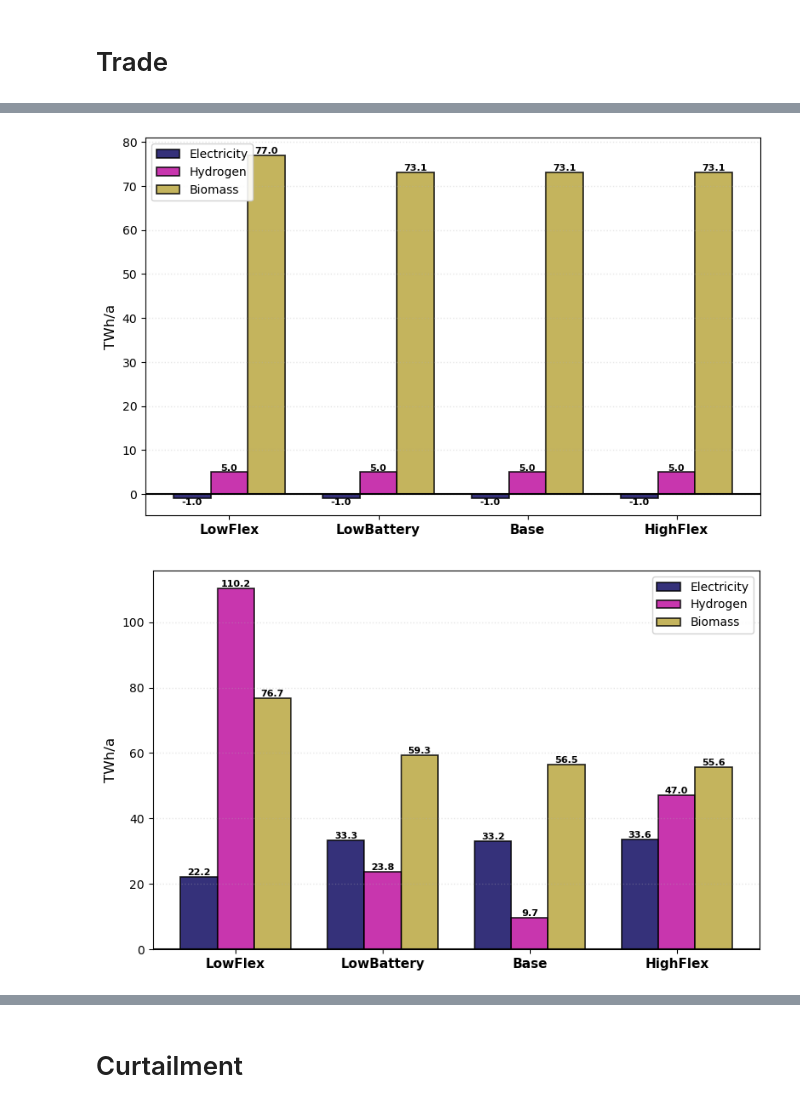
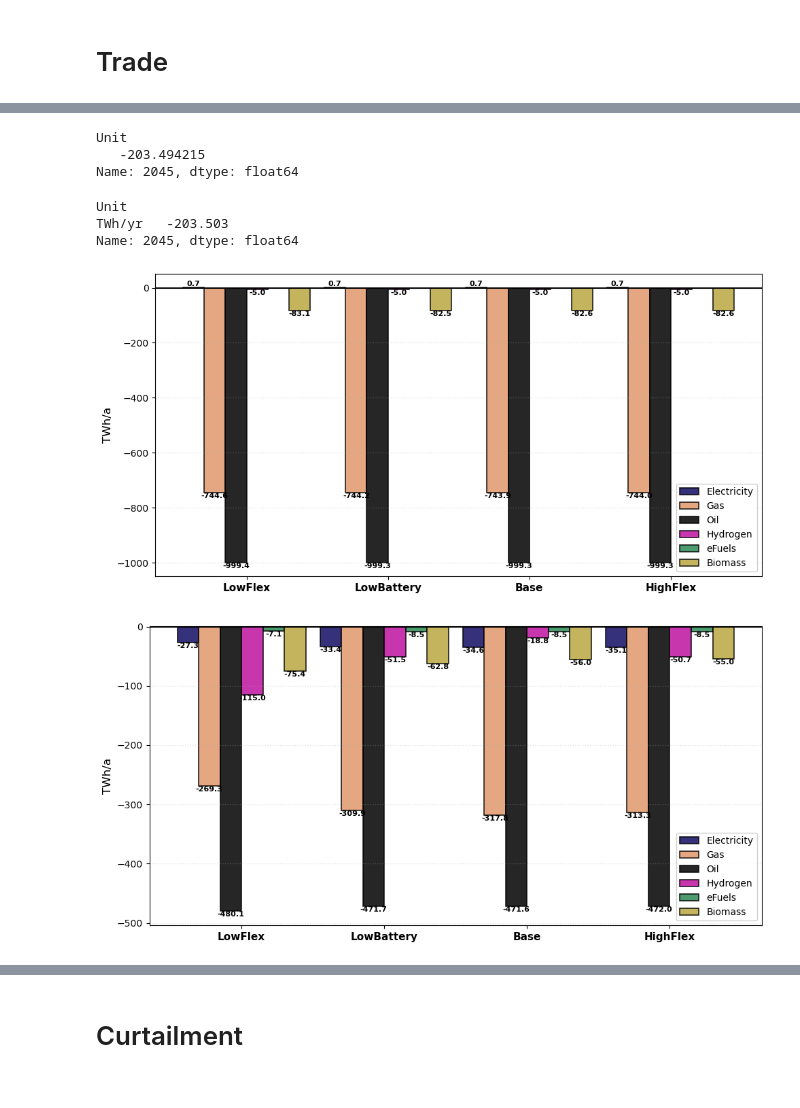
Before and after one commit to JulianGeis/pypsa-de-flex, a Jupyter notebook: flex_notebooks/scenario_comparison.ipynb, the cells around one changed output, grey strips where cells are left out. Cells and saved outputs as stored; diff of their text form; code cells hidden in the pictures.

Commit message:
add more plots to workflow routine; disable h2_retrofit; disable all trade constraints; enforce 3GW battery in 2025;

```diff
--- a/flex_notebooks/scenario_comparison.ipynb
+++ b/flex_notebooks/scenario_comparison.ipynb
@@ -1020,7 +1018,7 @@ plot_variable("Capacity|Electricity|Hydrogen", variables, scenarios)
 # %% [markdown]
 ## Capacity Detailed
 # %%
-for year in [2045]:
+for year in years:
     n = networks[("Base", year)]
 
     capacities_electricity = (
@@ -1063,7 +1061,7 @@ dtype: float64
 # %% [markdown]
 ## Export capacities csv
 # %%
-new_capacity_export = True
+new_capacity_export = False
 
 if new_capacity_export:
 
@@ -1154,5 +1130,5 @@ plot_variable("Secondary Energy|Electricity|Hydrogen", variables, scenarios)
 # %%
-for year in [2045]:
+for year in years:
     n = networks[("Base", year)]
 
     generation_electricity = (
@@ -1232,10 +1475,13 @@ plot_variable("Secondary Energy|Electricity", variables, scenarios)
 PRICE_DIR = PLOT_DIR + "prices/"
 os.makedirs(PRICE_DIR, exist_ok=True)
 # %%
-years = [2035]
+years = [2045]
 
-networks = {}
 for scenario in scenarios:
     for year in years:
-        fn = f"{f}/{run}/{scenario}/networks/base_s_27__none_{year}.nc"
-        networks[(scenario, year)] = pypsa.Network(fn)
+        try:
+            n = networks[(scenario, year)]
+        except KeyError:
+            print(f"Network for scenario '{scenario}' and year '{year}' not found. Loading from file...")
+            fn = f"{f}/{run}/{scenario}/networks/base_s_{clusters}__none_{year}.nc"
+            networks[(scenario, year)] = pypsa.Network(fn)
@@ -1362,0 +1625,16 @@ TWh/yr  0.9893 -33.62352 -77.38326
+# %%
+scenario = "LowFlex"
+year = 2045
+
+variables[scenario].loc["Trade|Secondary Energy|Efuels|Volume", year]
+# variables[scenario].loc["Trade|Secondary Energy|Electricity|Volume", year]
+# %% [output]
+Unit
+   -203.494215
+Name: 2045, dtype: float64
+# %%
+variables[scenario].loc["Trade|Secondary Energy|Hydrogen|Volume", year]
+# %% [output]
+Unit
+TWh/yr   -203.503
+Name: 2045, dtype: float64
@@ -1363,8 +1646,20 @@ TWh/yr  0.9893 -33.62352 -77.38326
 # %%
-plot_trade_variables(variables,
-                     ['LowFlex', 'LowBattery', 'Base', 'HighFlex'],
-                     sector_colors,
+plot_vars = {
+    "Electricity": "Trade|Secondary Energy|Electricity|Volume",
+    "Gas": "Primary Energy|Gas",
+    "Oil": "Primary Energy|Oil",
+    "Hydrogen": "Trade|Secondary Energy|Hydrogen|Volume",
+    "eFuels": "Trade|Secondary Energy|Efuels|Volume",
+    "Biomass": "Trade|Primary Energy|Biomass|Net Imports",
+}
+
+bar_plot_variables(variables,
+                     scenarios = ['LowFlex', 'LowBattery', 'Base', 'HighFlex'],
+                     years = [2025, 2035, 2045],
+                     tech_colors=dict(sector_colors, **tech_colors),
+                     plot_vars=plot_vars,
+                     sign_flip_vars=["Oil", "Gas", "Biomass"],
                      output_dir=PLOT_DIR)
 # %% [output]
-[figure, old version]
+[figure, new version]
-[figure, old version]
+[figure, new version]
```
Also changed, not shown: parts of 49 cells of this notebook, 8 other files.
